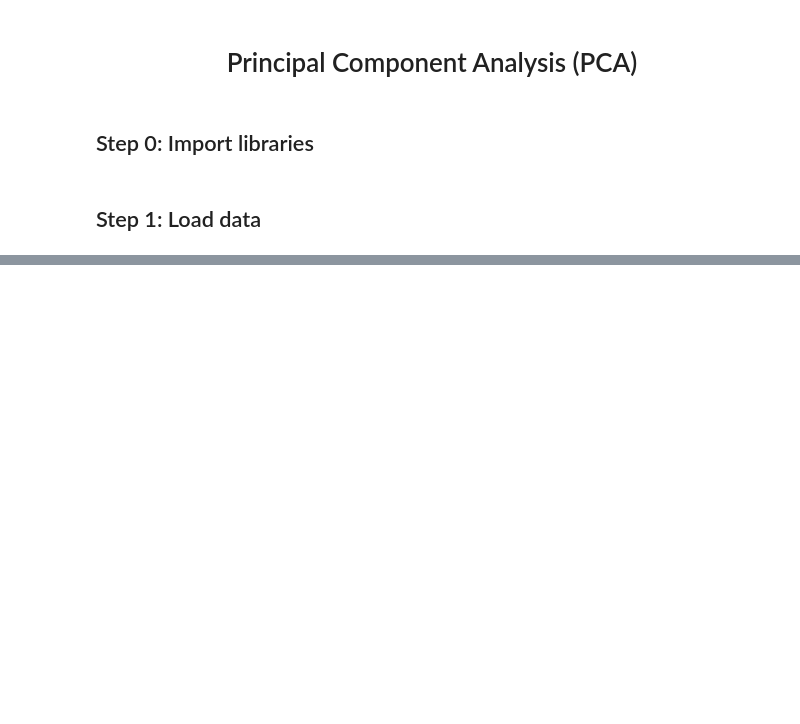
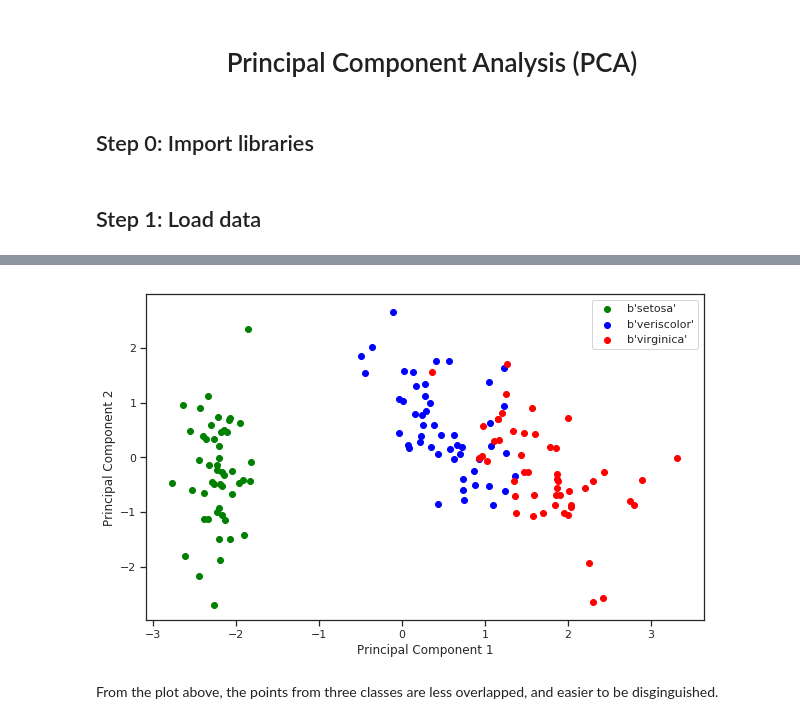
Before and after one commit to xslittlemaggie/Deep-Learning-Machine-Learning-Projects, a Jupyter notebook: PCA from scratch.ipynb, the cells around one changed output, grey strips where cells are left out. Saved outputs shown, nothing was run; the diff lists cells and outputs as text; code cells hidden in the pictures; blank space fills up the shorter version.

```diff
--- a/PCA from scratch.ipynb
+++ b/PCA from scratch.ipynb
@@ -70,0 +179,3 @@ pd.crosstab(result["True"], result["Predicted"])
+# %%
+updated_data = {"PCA_1": PCAs[:, 0], "PCA_2": PCAs[:, 1], "species": species}
+updated_data = pd.DataFrame(updated_data)
@@ -70,0 +191,15 @@ pd.crosstab(result["True"], result["Predicted"])
+# %%
+plt.figure(figsize = (10, 6))
+for lab, col in zip((b'setosa', b'veriscolor', b'virginica'), ("green", "blue", "red")):
+
+  plt.scatter(updated_data[updated_data["species"] == lab]["PCA_1"],
+              updated_data[updated_data["species"] == lab]["PCA_2"],
+              label = lab, c = col)
+plt.xlabel("Principal Component 1")
+plt.ylabel("Principal Component 2")
+plt.legend(loc = "best")
+plt.show()
+# %% [output]
+[figure, added]
+# %% [markdown]
+From the plot above, the points from three classes are less overlapped, and easier to be disginguished.
```
Also changed, not shown: parts of 26 cells of this notebook.
